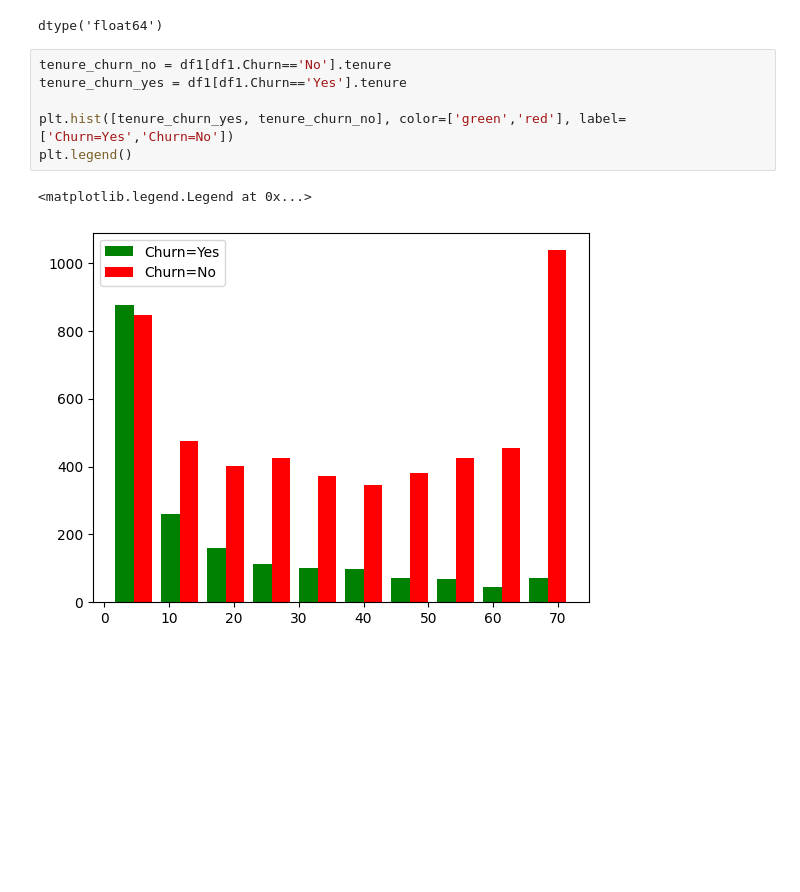
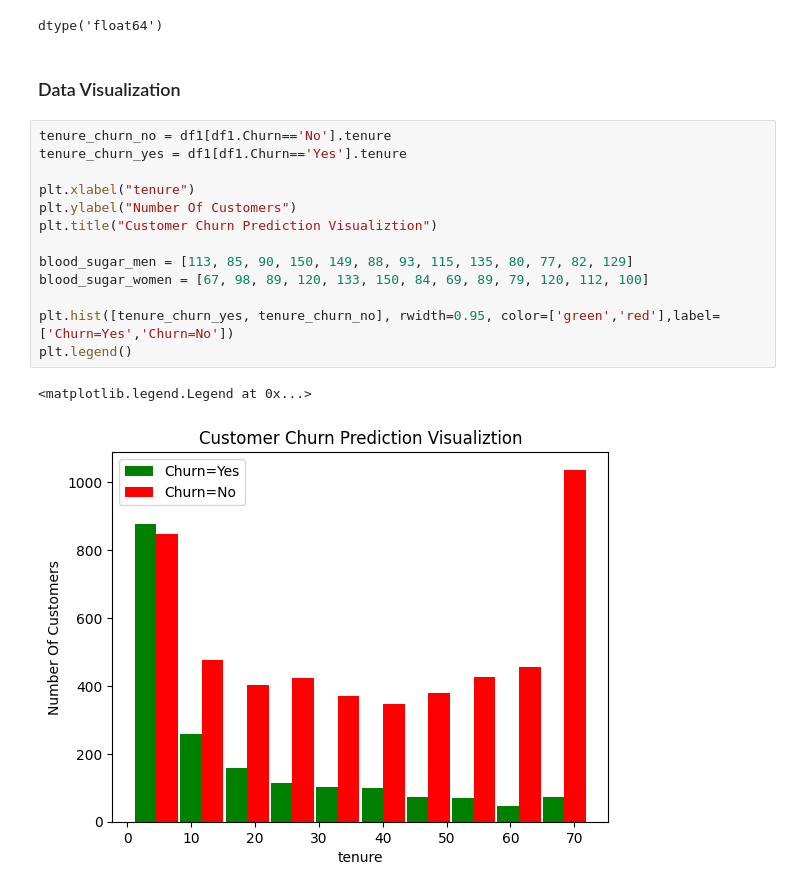
Before and after one commit to tinusha-priyamanka-99/Customer_churn_predictor, a Jupyter notebook: project.ipynb, the cells around one changed output. Cells and saved outputs as stored; diff of their text form; blank space fills up the shorter version.

```diff
--- a/project.ipynb
+++ b/project.ipynb
@@ -95,12 +84,21 @@ See the caveats in the documentation: https://pandas.pydata.org/pandas-docs/stab
 df1.TotalCharges.dtype
 # %% [output]
 dtype('float64')
+# %% [markdown]
+### Data Visualization
 # %%
 tenure_churn_no = df1[df1.Churn=='No'].tenure
 tenure_churn_yes = df1[df1.Churn=='Yes'].tenure
 
-plt.hist([tenure_churn_yes, tenure_churn_no], color=['green','red'], label=['Churn=Yes','Churn=No'])
+plt.xlabel("tenure")
+plt.ylabel("Number Of Customers")
+plt.title("Customer Churn Prediction Visualiztion")
+
+blood_sugar_men = [113, 85, 90, 150, 149, 88, 93, 115, 135, 80, 77, 82, 129]
+blood_sugar_women = [67, 98, 89, 120, 133, 150, 84, 69, 89, 79, 120, 112, 100]
+
+plt.hist([tenure_churn_yes, tenure_churn_no], rwidth=0.95, color=['green','red'],label=['Churn=Yes','Churn=No'])
 plt.legend()
 # %% [output]
 <matplotlib.legend.Legend at 0x...>
-[figure, old version]
+[figure, new version]
```
Also changed, not shown: parts of 9 cells of this notebook.
